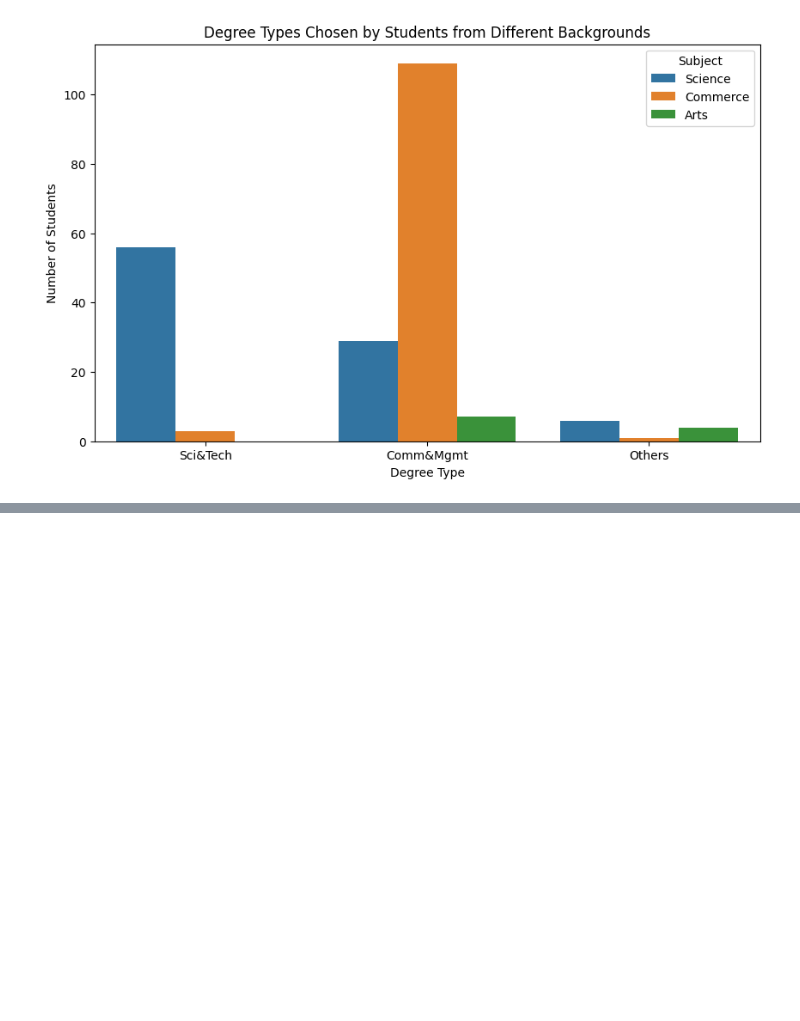
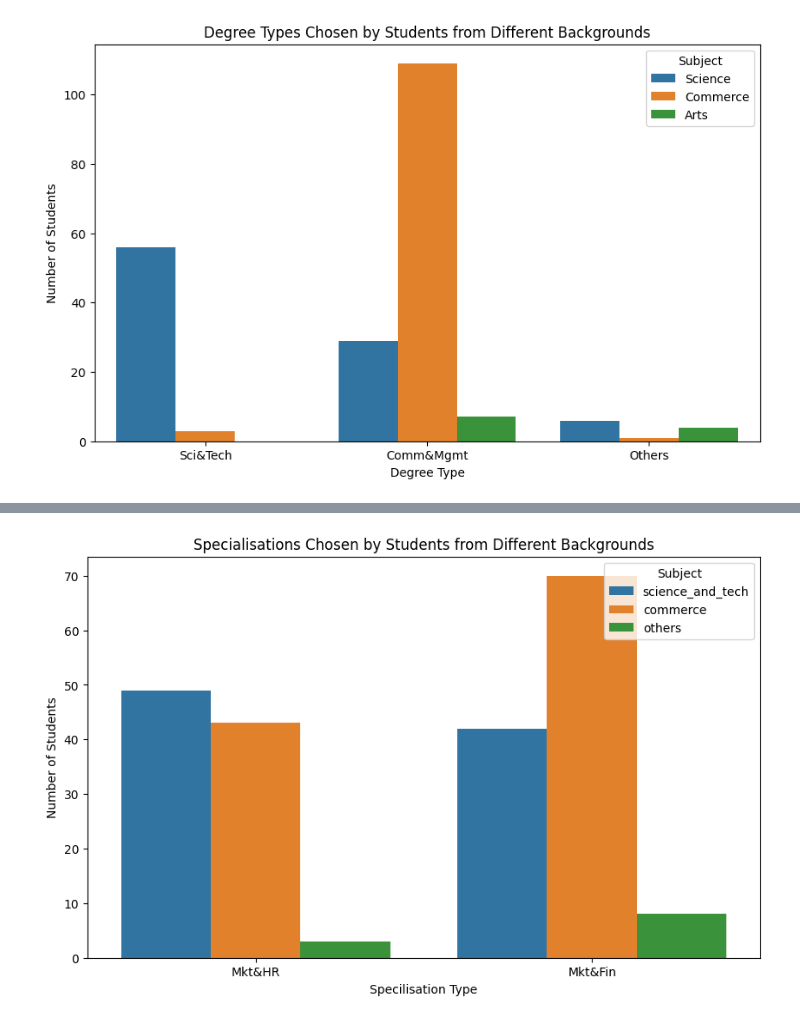
Before and after one commit to ShamindaKanchana/Placement-Insights-Unveiling-Trends-in-Student-Career-Trajectories, a Jupyter notebook: Notebook/unrevealing_trends.ipynb, the cells around one changed output, grey strips where cells are left out. Saved outputs shown, nothing was run; the diff lists cells and outputs as text; code cells hidden in the pictures; blank space fills up the shorter version.

```diff
--- a/Notebook/unrevealing_trends.ipynb
+++ b/Notebook/unrevealing_trends.ipynb
@@ -404,0 +446,32 @@ plt.show()
+# %%
+
+
+subset_df = df1[['degree_t', 'specialisation']]
+
+
+science_and_tech = subset_df[subset_df['degree_t'] == 'Sci&Tech']
+commerce = subset_df[subset_df['degree_t'] == 'Comm&Mgmt']
+others = subset_df[subset_df['degree_t'] == 'Others']
+
+
+science_and_tech_counts = science_students['specialisation'].value_counts()
+commerce_counts = commerce_students['specialisation'].value_counts()
+others_counts = arts_students['specialisation'].value_counts()
+
+
+combined_degree_counts = pd.DataFrame({
+    'Degree Type': science_and_tech_counts.index.tolist() + commerce_counts.index.tolist() + others_counts.index.tolist(),
+    'Count': science_and_tech_counts.values.tolist() + commerce_counts.values.tolist() + others_counts.values.tolist(),
+    'Subject': ['science_and_tech'] * len(science_and_tech_counts) + ['commerce'] * len(commerce_degree_counts) + ['others'] * len(others_counts)
+})
+
+# Plotting the combined bar plot
+plt.figure(figsize=(10, 6))
+sns.barplot(data=combined_degree_counts, x='Degree Type', y='Count', hue='Subject')
+plt.xlabel('Specilisation Type')
+plt.ylabel('Number of Students')
+plt.title('Specialisations Chosen by Students from Different Backgrounds')
+plt.legend(title='Subject', loc='upper right')
+plt.show()
+# %% [output]
+[figure, added]
```
Also changed, not shown: parts of 2 cells of this notebook.
